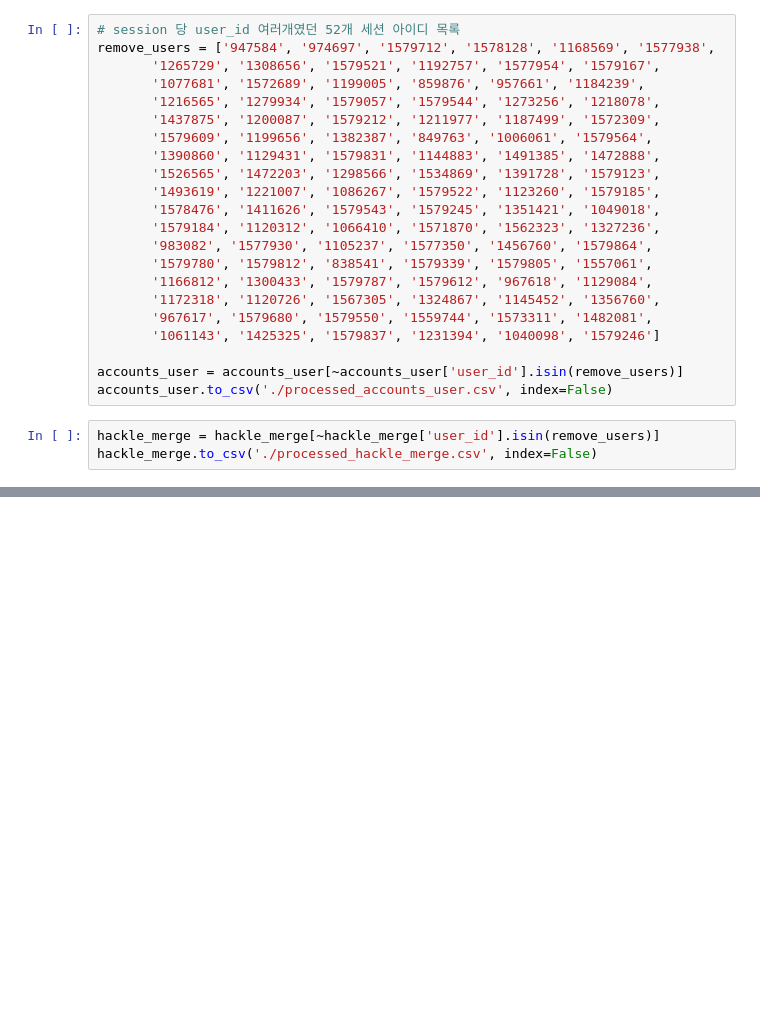
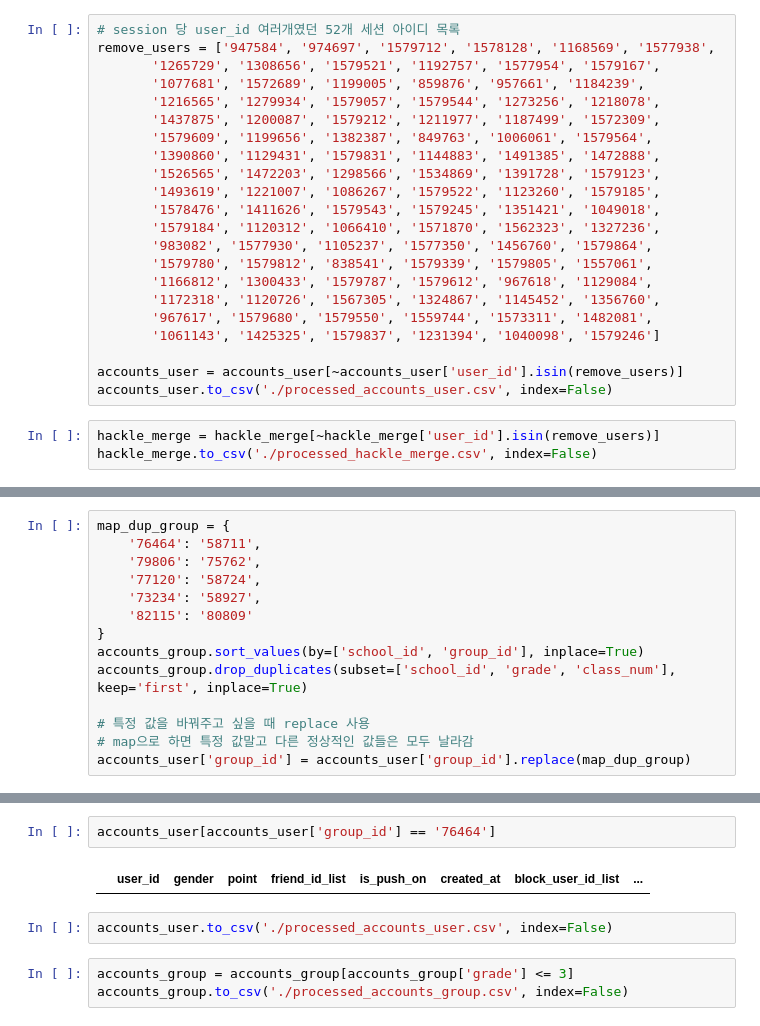
Before and after one commit to EtheriumArchive/Codeit_project, a Jupyter notebook: processed_eunsu_v1.ipynb, the cells around one changed output, grey strips where cells are left out. Saved outputs shown, nothing was run; the diff lists cells and outputs as text; blank space fills up the shorter version.

```diff
--- a/processed_eunsu_v1.ipynb
+++ b/processed_eunsu_v1.ipynb
@@ -317,0 +383,14 @@ hackle_merge.to_csv('./processed_hackle_merge.csv', index=False)
+# %%
+map_dup_group = {
+    '76464': '58711',
+    '79806': '75762',
+    '77120': '58724',
+    '73234': '58927',
+    '82115': '80809'
+}
+accounts_group.sort_values(by=['school_id', 'group_id'], inplace=True)
+accounts_group.drop_duplicates(subset=['school_id', 'grade', 'class_num'], keep='first', inplace=True)
+
+# 특정 값을 바꿔주고 싶을 때 replace 사용
+# map으로 하면 특정 값말고 다른 정상적인 값들은 모두 날라감
+accounts_user['group_id'] = accounts_user['group_id'].replace(map_dup_group)
@@ -317,0 +417,9 @@ hackle_merge.to_csv('./processed_hackle_merge.csv', index=False)
+# %%
+accounts_user[accounts_user['group_id'] == '76464']
+# %% [output]
+|  | user_id | gender | point | friend_id_list | is_push_on | created_at | block_user_id_list | ... |
+# %%
+accounts_user.to_csv('./processed_accounts_user.csv', index=False)
+# %%
+accounts_group = accounts_group[accounts_group['grade'] <= 3]
+accounts_group.to_csv('./processed_accounts_group.csv', index=False)
```
Also changed, not shown: parts of 8 cells of this notebook.
